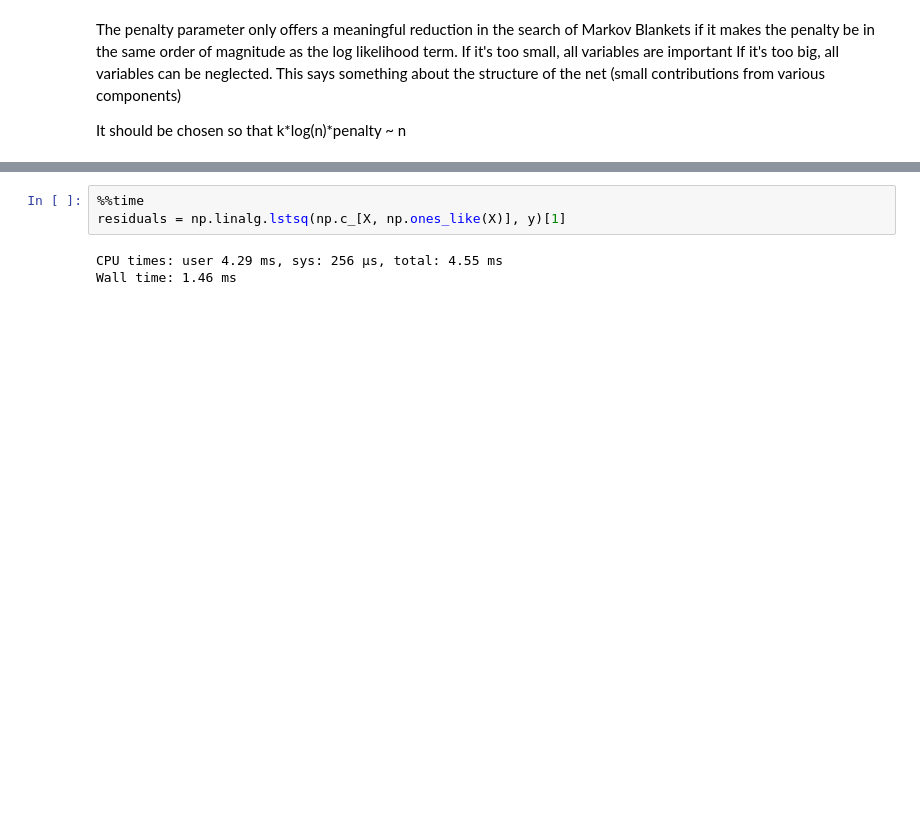
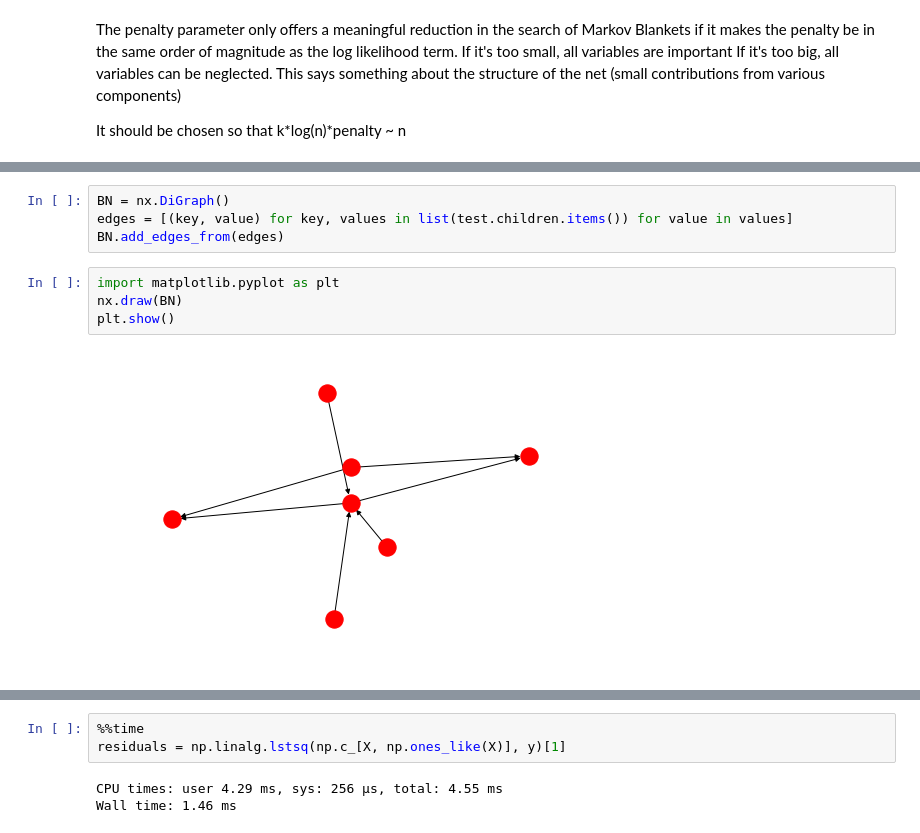
Before and after one commit to Salok/FGES, a Jupyter notebook: FGES-MB.ipynb, the cells around one changed output, grey strips where cells are left out. Saved outputs shown, nothing was run; the diff lists cells and outputs as text; blank space fills up the shorter version.

```diff
--- a/FGES-MB.ipynb
+++ b/FGES-MB.ipynb
@@ -158,0 +355,10 @@ np.unravel_index(np.argmax(test.BICS), test.BICS.shape)
+# %%
+BN = nx.DiGraph()
+edges = [(key, value) for key, values in list(test.children.items()) for value in values]
+BN.add_edges_from(edges)
+# %%
+import matplotlib.pyplot as plt
+nx.draw(BN)
+plt.show()
+# %% [output]
+[figure, added]
```
Also changed, not shown: parts of 17 cells of this notebook, 5 other files.
